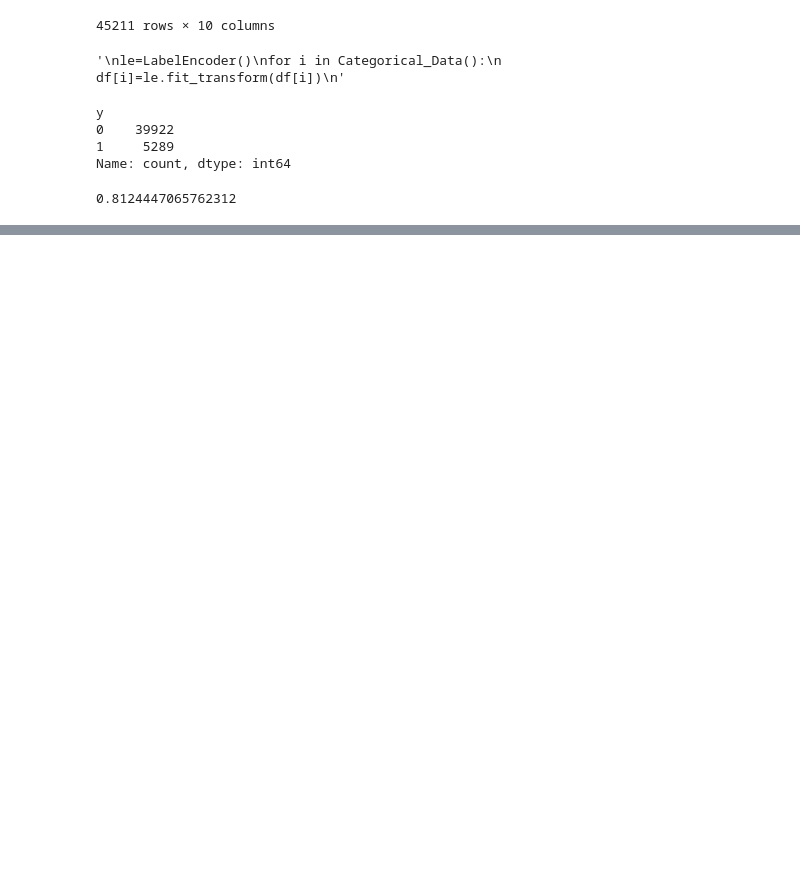
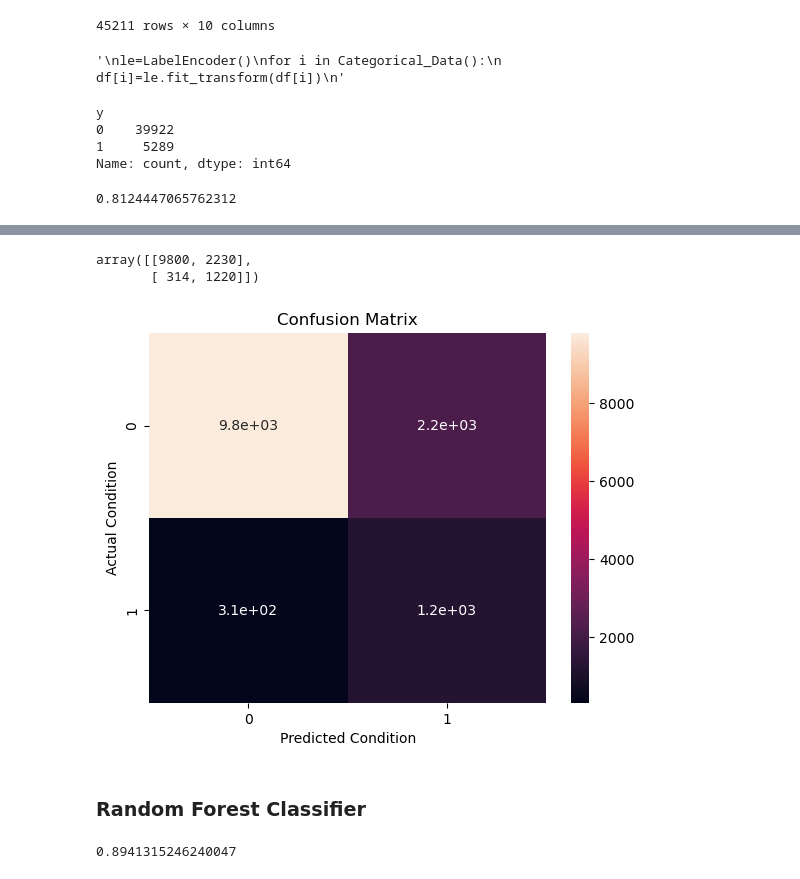
Before and after one commit to anirudhajohare19/BankMarketing_MLModel, a Jupyter notebook: Model.ipynb, the cells around one changed output, grey strips where cells are left out. Drawn from its saved outputs; the diff is of its cells as text; code cells hidden in the pictures; blank space fills up the shorter version.

Commit message:
Random Forest Model Done

```diff
--- a/Model.ipynb
+++ b/Model.ipynb
@@ -376,0 +388,33 @@ accuracy_score_LR
+# %%
+from sklearn.metrics import confusion_matrix
+
+confusion_matrix(y_test,y_pred)
+# %% [output]
+array([[9800, 2230],
+       [ 314, 1220]])
+# %%
+from sklearn.metrics import confusion_matrix
+
+sns.heatmap(confusion_matrix(y_test,y_pred),annot= True)
+plt.title('Confusion Matrix')
+plt.xlabel('Predicted Condition')
+plt.ylabel('Actual Condition')
+plt.show()
+# %% [output]
+[figure, added]
+# %% [markdown]
+### **Random Forest Classifier**
+# %%
+from sklearn.ensemble import RandomForestClassifier
+
+RF = RandomForestClassifier()
+
+RF.fit(X_train,y_train)
+
+y_predict_RF = RF.predict(X_test)
+
+accuracy_score_RF = accuracy_score(y_test,y_predict_RF)
+
+accuracy_score_RF
+# %% [output]
+0.8941315246240047
```
Also changed, not shown: parts of 5 cells of this notebook, 1 other file.
